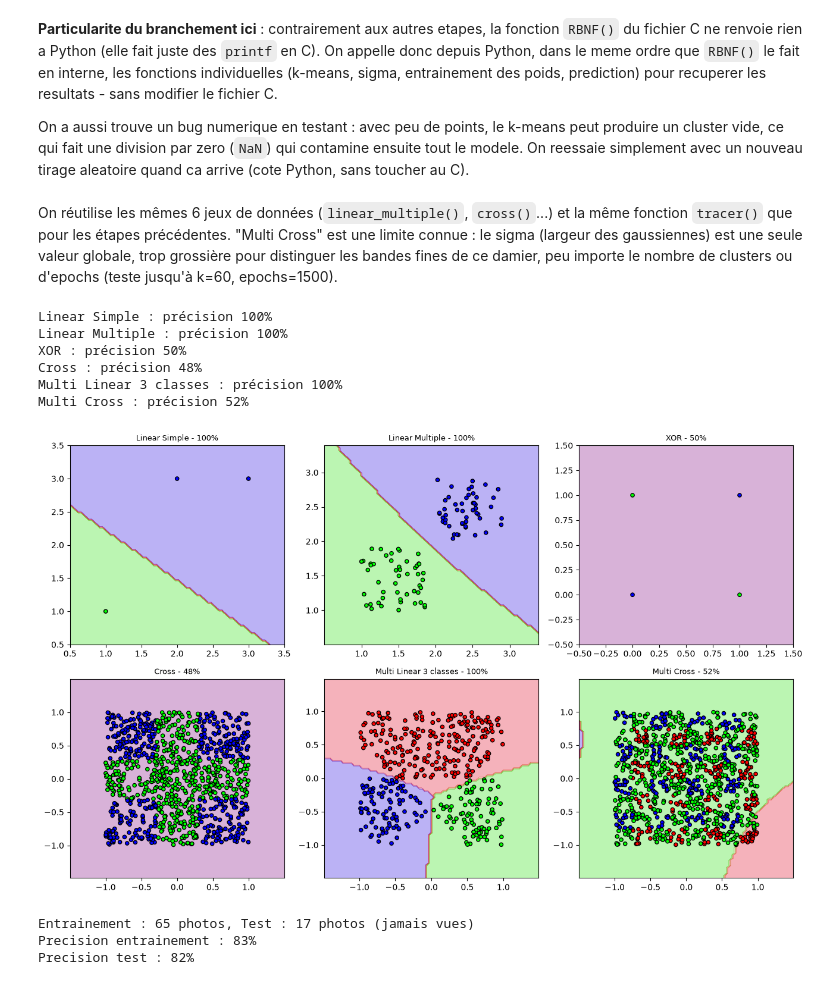
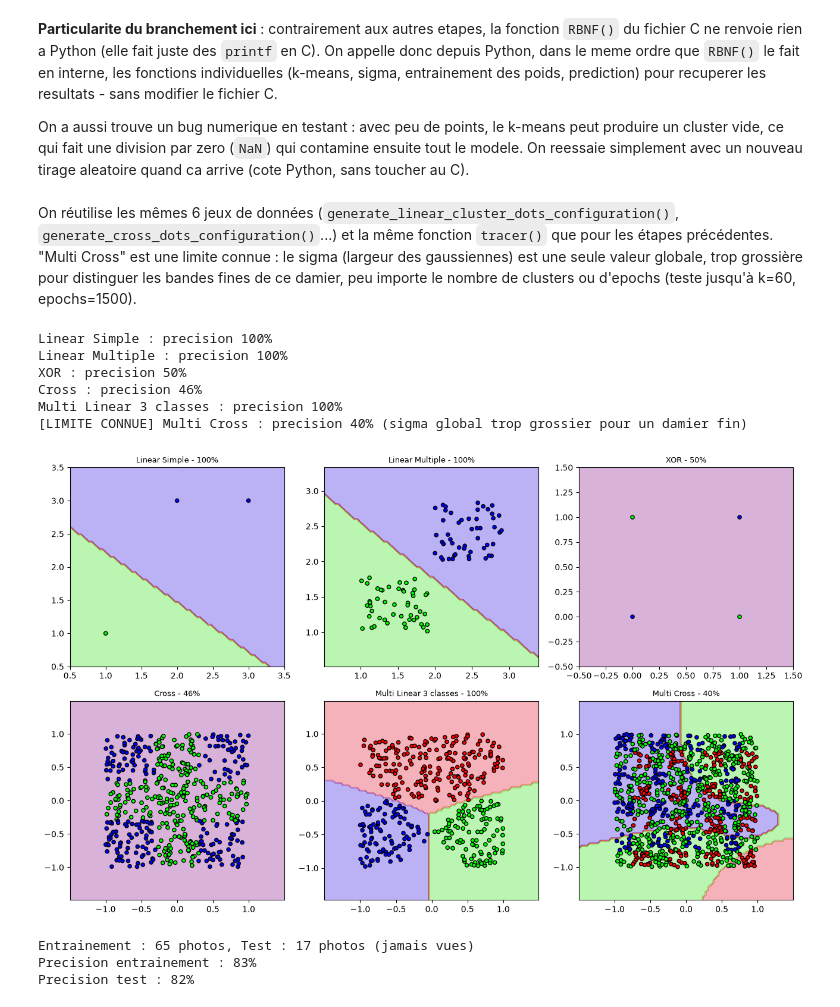
Before and after one commit to Helsy-3/Projet-annuel-3JIABD, a Jupyter notebook: projet.ipynb, the cells around one changed output. Saved outputs shown, nothing was run; the diff lists cells and outputs as text; code cells hidden in the pictures.

```diff
--- a/projet.ipynb
+++ b/projet.ipynb
@@ -73,6 +73,7 @@ def generate_linear_cluster_dots_configuration(): # on rajoute deux groupes de 5
     return X, y
 
 def generate_cross_dots_configuration(): # cette fonction crée des points qui sont agencés dans l'espace en forme de croix. (forme complexe)
+    X = rng.random((500, 2)) * 2.0 - 1.0
     return X, np.array([1 if abs(p[0]) <= 0.3 or abs(p[1]) <= 0.3 else -1 for p in X])
 
 def generate_multi_linear_3_classes_dots_configuration():
@@ -511,7 +427,7 @@ Precision test : 82%
 # ==================================================
 lib_svm = ctypes.CDLL("C-algorithms/ETAPE4.svm.so")
 
-LINEAIRE, RBF = 0, 1
+LINEAIRE, NOYAU_RBF = 0, 1
 
 lib_svm.svm_entrainer.argtypes = [P_DOUBLE, P_INT, ctypes.c_int, ctypes.c_int, ctypes.c_int,
                                   ctypes.c_double, ctypes.c_double, ctypes.c_int, P_DOUBLE]
@@ -537,8 +453,10 @@ class SVM:
 
     def score(self, points):
         points = np.ascontiguousarray(np.atleast_2d(points), dtype=np.float64)
-        return np.array([lib_svm.svm_score(self.X.ctypes.data_as(P_DOUBLE), self.coefs.ctypes.data_as(P_DOUBLE), len(self.X), self.X.shape[1], self.noyau, self.gamma, p.ctypes.data_as(P_DOUBLE))
-        for p in points])
+        return np.array([lib_svm.svm_score(self.X.ctypes.data_as(P_DOUBLE), self.coefs.ctypes.data_as(P_DOUBLE),
+                                           len(self.X), self.X.shape[1], self.noyau, self.gamma,
+                                           p.ctypes.data_as(P_DOUBLE))
+                         for p in points])
 
     def predire(self, points):
         return np.where(self.score(points) >= 0, 1, -1)
@@ -801,6 +695,8 @@ class RBF:
         """Convertit les scores en classes -1 ou 1."""
         return np.where(self.score_RBF(dataset) >= 0, 1, -1)
 
+    entrainer, predire = entrainer_RBF, predire_RBF
+
 
 class RBFMultiClasse:
     """Classification multiclasse selon la méthode un contre tous.
@@ -823,64 +719,39 @@ class RBFMultiClasse:
 
         # Pour chaque point, renvoie la classe dont le modèle possède le score le plus élevé.
         return self.classes[np.argmax(scores, axis=0)]
+
+    entrainer, predire = entrainer_RBFMultiClasse, predire_RBFMultiClasse
 # %% [markdown]
-On réutilise les mêmes 6 jeux de données (`linear_multiple()`, `cross()`...) et la même fonction `tracer()` que pour les étapes précédentes. "Multi Cross" est une limite connue : le sigma (largeur des gaussiennes) est une seule valeur globale, trop grossière pour distinguer les bandes fines de ce damier, peu importe le nombre de clusters ou d'epochs (teste jusqu'à k=60, epochs=1500).
+On réutilise les mêmes 6 jeux de données (`generate_linear_cluster_dots_configuration()`, `generate_cross_dots_configuration()`...) et la même fonction `tracer()` que pour les étapes précédentes. "Multi Cross" est une limite connue : le sigma (largeur des gaussiennes) est une seule valeur globale, trop grossière pour distinguer les bandes fines de ce damier, peu importe le nombre de clusters ou d'epochs (teste jusqu'à k=60, epochs=1500).
 # %%
 fig, axes = plt.subplots(2, 3, figsize=(13, 8))
-
 cas_rbf = [
-    ("Linear Simple",
-     (np.array([[1, 1], [2, 3], [3, 3]], dtype=float),
-      np.array([1, -1, -1])),
-     RBF(k=2)),
-
-    ("Linear Multiple",
-     generate_linear_cluster_dots_configuration(),
-     RBF(k=6)),
-
-    ("XOR",
-     (np.array([[1, 0], [0, 1], [0, 0], [1, 1]], dtype=float),
-      np.array([1, 1, -1, -1])),
-     RBF(k=4)),
-
-    ("Cross",
-     generate_cross_dots_configuration(),
-     RBF(k=15)),
-
-    ("Multi Linear 3 classes",
-     generate_multi_linear_3_classes_dots_configuration(),
-     RBFMultiClasse(k=6)),
-
-    ("Multi Cross",
-     generate_multi_cross_configuration(),
-     RBFMultiClasse(k=15)),
+    ("Linear Simple", (np.array([[1, 1], [2, 3], [3, 3]], dtype=float), np.array([1, -1, -1])), RBF(k=2)),
+    ("Linear Multiple", generate_linear_cluster_dots_configuration(), RBF(k=6)),
+    ("XOR", (np.array([[1, 0], [0, 1], [0, 0], [1, 1]], dtype=float), np.array([1, 1, -1, -1])), RBF(k=4)),
+    ("Cross", generate_cross_dots_configuration(), RBF(k=15)),
+    ("Multi Linear 3 classes", generate_multi_linear_3_classes_dots_configuration(), RBFMultiClasse(k=6)),
+    ("Multi Cross", generate_multi_cross_configuration(), RBFMultiClasse(k=15)),
 ]
-
 for ax, (nom, (X, y), modele) in zip(axes.ravel(), cas_rbf):
-
-    if isinstance(modele, RBFMultiClasse):
-        modele.entrainer_RBFMultiClasse(X, y)
-        predictions = modele.predire_RBFMultiClasse(X)
+    modele.entrainer(X, y)
+    precision = (modele.predire(X) == y).mean()
+    if nom == "Multi Cross":
+        print(f"[LIMITE CONNUE] {nom} : precision {precision:.0%} (sigma global trop grossier pour un damier fin)")
     else:
-        modele.entrainer_RBF(X, y)
-        predictions = modele.predire_RBF(X)
-
-    precision = (predictions == y).mean()
-
-    print(f"{nom} : précision {precision:.0%}")
-
+        print(f"{nom} : precision {precision:.0%}")
     tracer(ax, modele, X, y, f"{nom} - {precision:.0%}")
 
 fig.tight_layout()
 plt.show()
 # %% [output]
-Linear Simple : précision 100%
-Linear Multiple : précision 100%
-XOR : précision 50%
-Cross : précision 48%
-Multi Linear 3 classes : précision 100%
-Multi Cross : précision 52%
+Linear Simple : precision 100%
+Linear Multiple : precision 100%
+XOR : precision 50%
+Cross : precision 46%
+Multi Linear 3 classes : precision 100%
+[LIMITE CONNUE] Multi Cross : precision 40% (sigma global trop grossier pour un damier fin)
-[figure, old version]
+[figure, new version]
 # %%
 # Recupere automatiquement toutes les photos presentes dans les 3 dossiers (pas de liste figee)
 chemins_plastic = lister_images("dataset-img/plastic")
```
Also changed, not shown: parts of 4 cells of this notebook.
